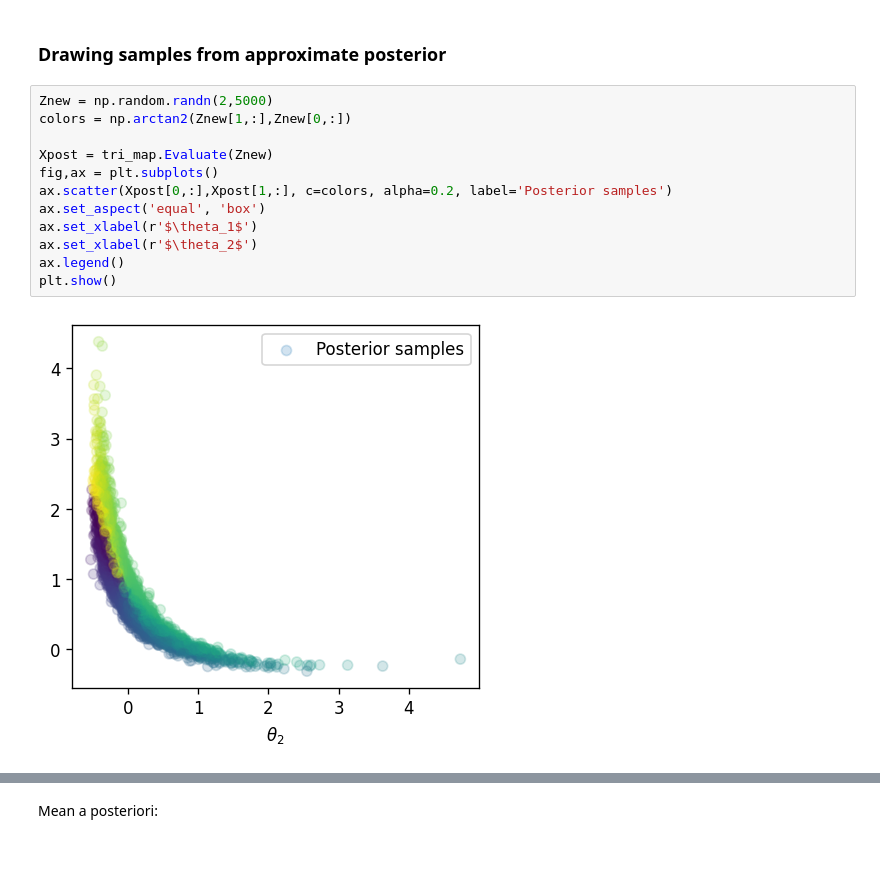
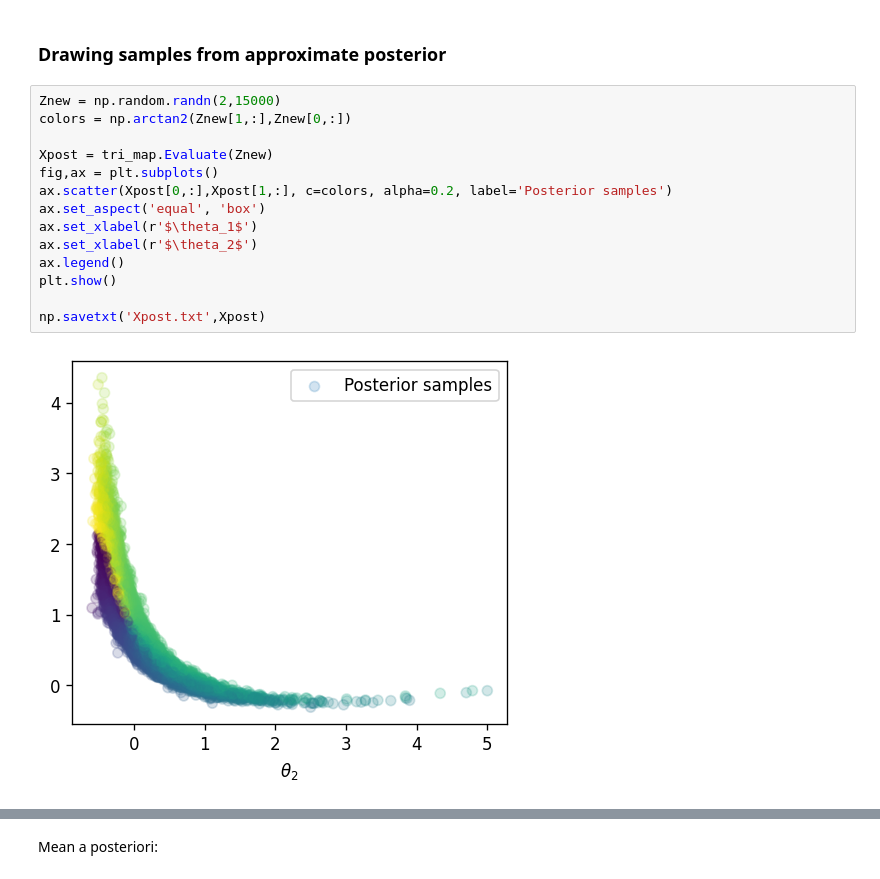
Before and after one commit to MeasureTransport/SIAMannual22, a Jupyter notebook: tutorial_code_AN22.ipynb, the cells around one changed output, grey strips where cells are left out. Saved outputs shown, nothing was run; the diff lists cells and outputs as text.

```diff
--- a/tutorial_code_AN22.ipynb
+++ b/tutorial_code_AN22.ipynb
@@ -656,16 +689,18 @@ plt.show()
 # %% [markdown]
 ### Drawing samples from approximate posterior
 # %%
-Znew = np.random.randn(2,5000)
+Znew = np.random.randn(2,15000)
 colors = np.arctan2(Znew[1,:],Znew[0,:])
 
 Xpost = tri_map.Evaluate(Znew)
 fig,ax = plt.subplots()
 ax.scatter(Xpost[0,:],Xpost[1,:], c=colors, alpha=0.2, label='Posterior samples')
 ax.set_aspect('equal', 'box')
 ax.set_xlabel(r'$\theta_1$')
 ax.set_xlabel(r'$\theta_2$')
 ax.legend()
 plt.show()
+
+np.savetxt('Xpost.txt',Xpost)
 # %% [output]
-[figure, old version]
+[figure, new version]
```
Also changed, not shown: parts of 27 cells of this notebook.
